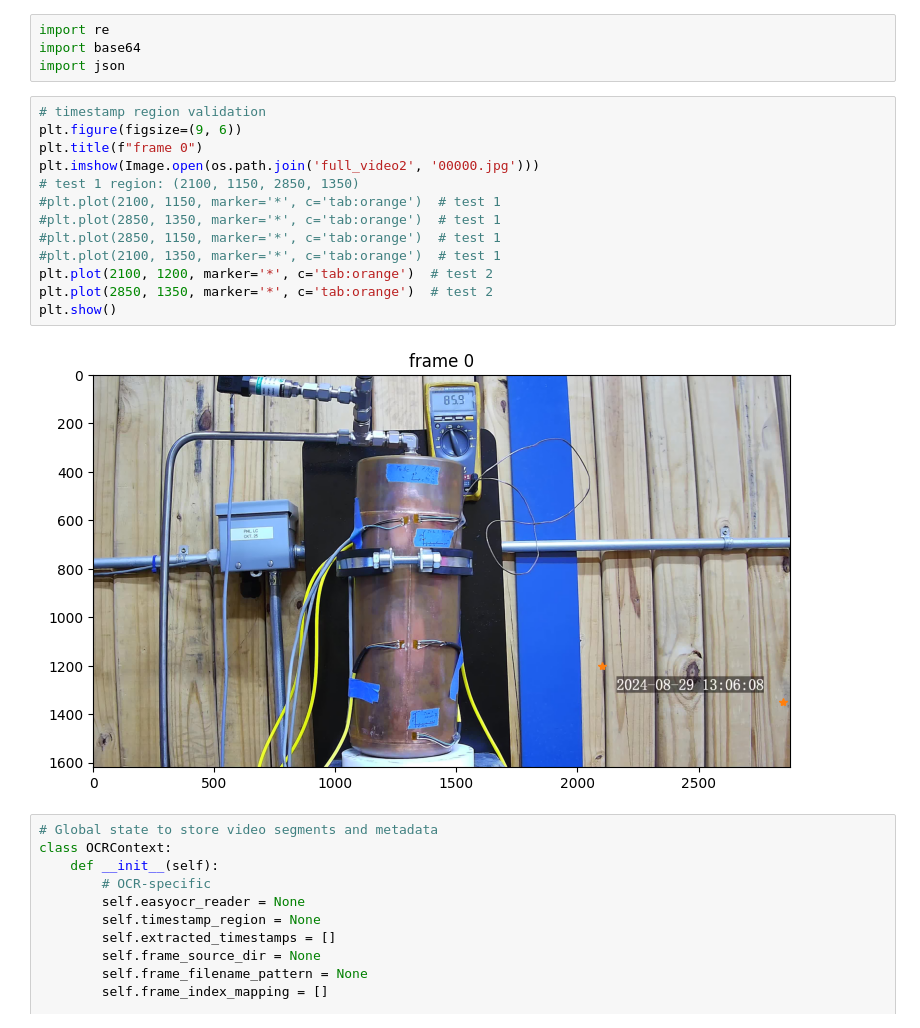
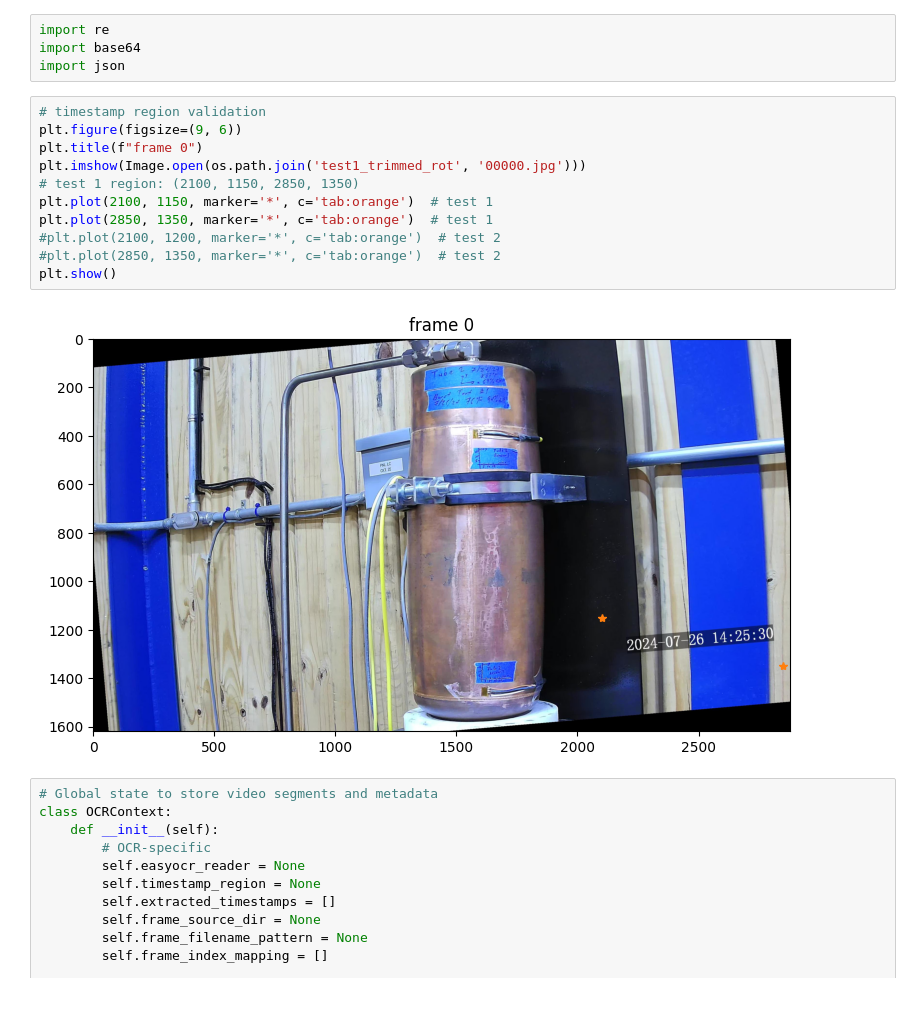
Before and after one commit to ssimonai/vision-ai-agent, a Jupyter notebook: content/cv-pipeline-clean.ipynb, the cells around one changed output. Saved outputs shown, nothing was run; the diff lists cells and outputs as text.

```diff
--- a/content/cv-pipeline-clean.ipynb
+++ b/content/cv-pipeline-clean.ipynb
@@ -2885,18 +2980,16 @@ import json
 # %%
 # timestamp region validation
 plt.figure(figsize=(9, 6))
 plt.title(f"frame 0")
-plt.imshow(Image.open(os.path.join('full_video2', '00000.jpg')))
+plt.imshow(Image.open(os.path.join('test1_trimmed_rot', '00000.jpg')))
 # test 1 region: (2100, 1150, 2850, 1350)
-#plt.plot(2100, 1150, marker='*', c='tab:orange')  # test 1
-#plt.plot(2850, 1350, marker='*', c='tab:orange')  # test 1
-#plt.plot(2850, 1150, marker='*', c='tab:orange')  # test 1
-#plt.plot(2100, 1350, marker='*', c='tab:orange')  # test 1
-plt.plot(2100, 1200, marker='*', c='tab:orange')  # test 2
-plt.plot(2850, 1350, marker='*', c='tab:orange')  # test 2
+plt.plot(2100, 1150, marker='*', c='tab:orange')  # test 1
+plt.plot(2850, 1350, marker='*', c='tab:orange')  # test 1
+#plt.plot(2100, 1200, marker='*', c='tab:orange')  # test 2
+#plt.plot(2850, 1350, marker='*', c='tab:orange')  # test 2
 plt.show()
 # %% [output]
-[figure, old version]
+[figure, new version]
 # %%
 # Global state to store video segments and metadata
 class OCRContext:
```
Also changed, not shown: parts of 15 cells of this notebook, 1 other file.
